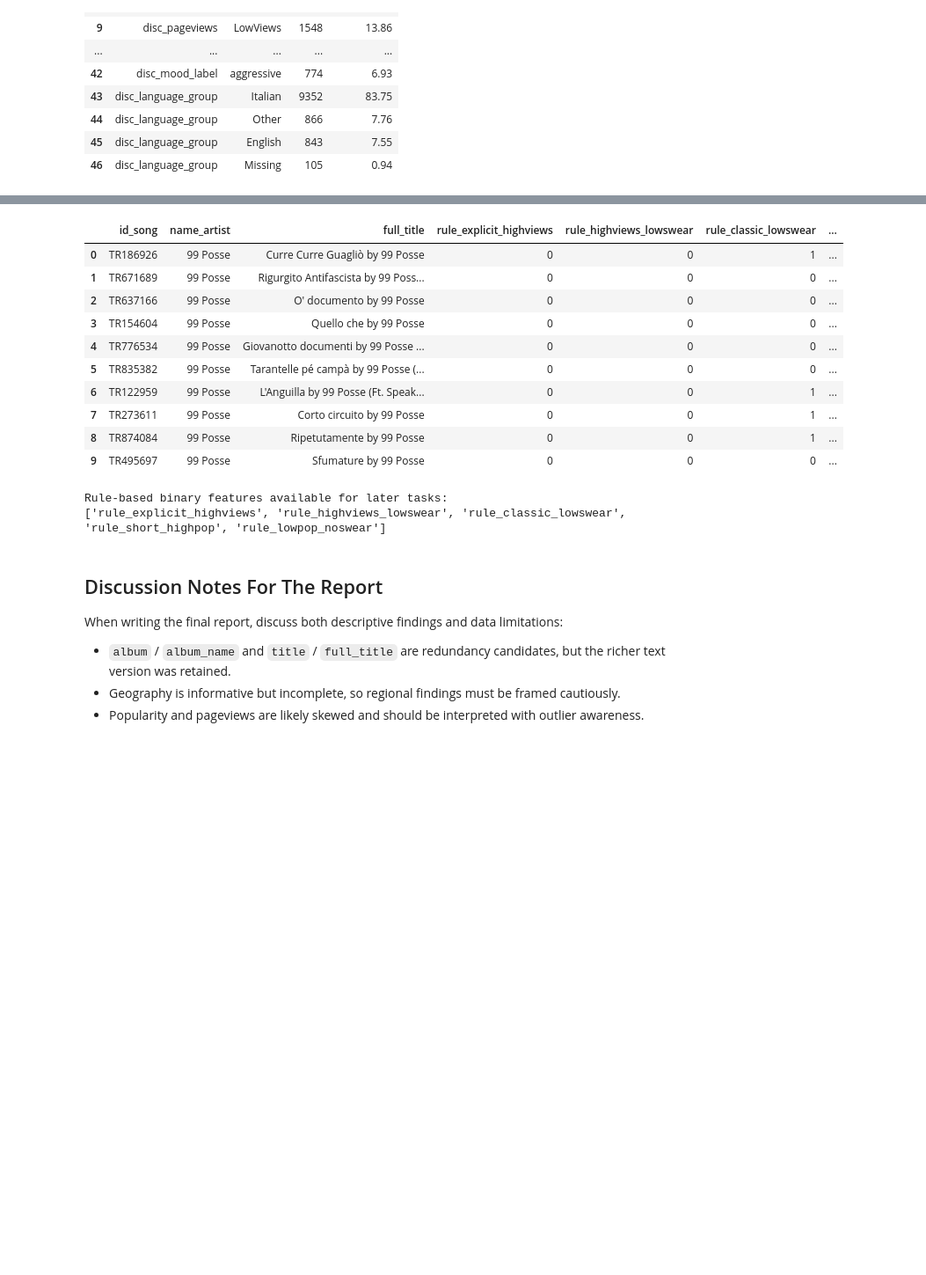
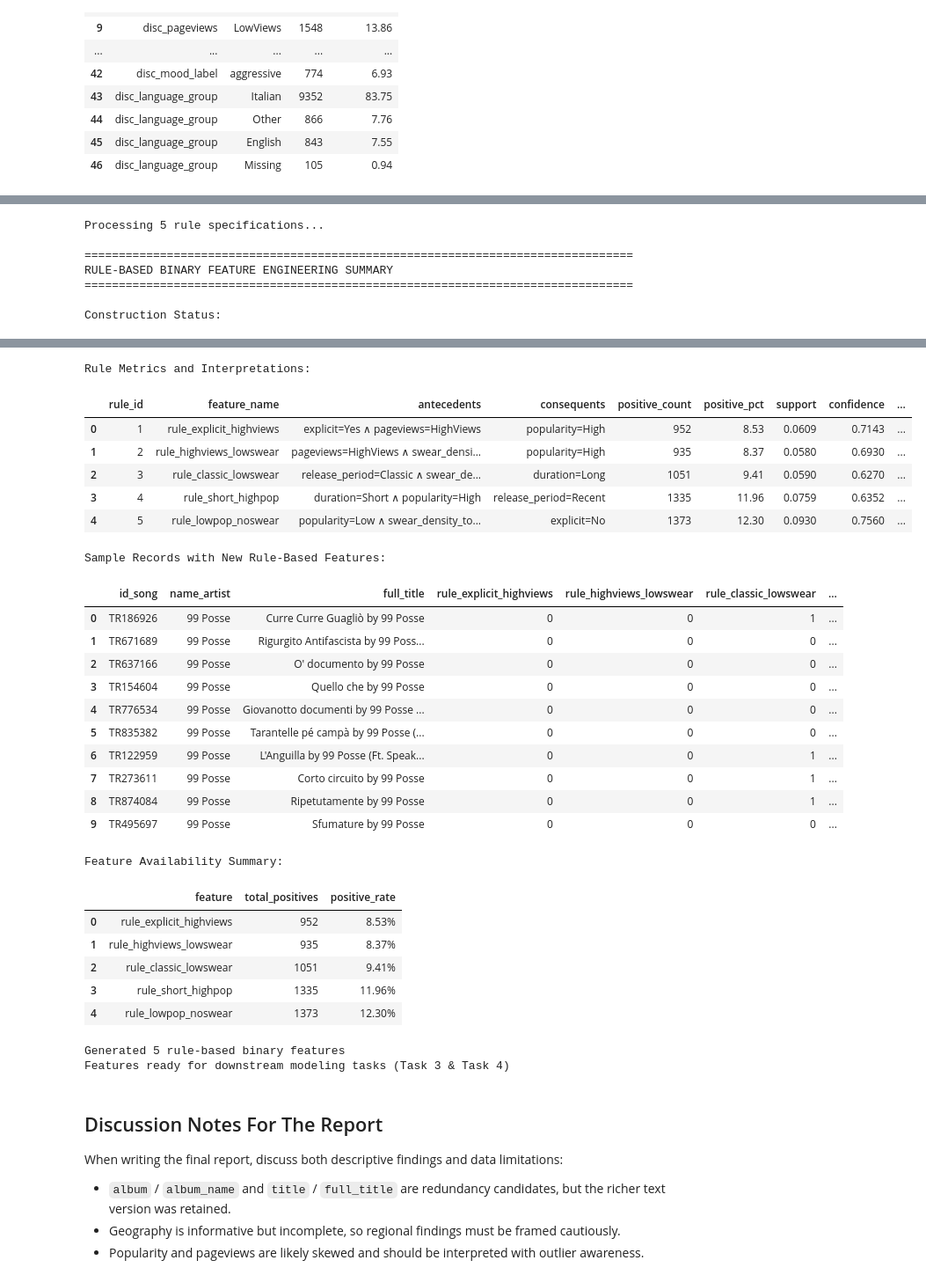
Before and after one commit to simonegrandinetti/ML_first_project, a Jupyter notebook: main_project.ipynb, the cells around one changed output, grey strips where cells are left out. Shown at 88% size. Cells and saved outputs as stored; diff of their text form; code cells hidden in the pictures; blank space fills up the shorter version.

Commit message:
advances on task 2

```diff
--- a/main_project.ipynb
+++ b/main_project.ipynb
@@ -2452,6 +2012,8 @@ n_rows = int(np.ceil(len(plot_columns) / n_cols))
 fig, axes = plt.subplots(n_rows, n_cols, figsize=(20, 4.8 * n_rows))
 axes = np.array(axes).reshape(-1)
 
+colors = sns.color_palette("Set2", n_colors=len(plot_columns))
+missing_color = "#d62728"  # Red for missing values
 for i, col in enumerate(plot_columns):
     ax = axes[i]
     counts = (
@@ -2465,6 +2027,7 @@ for i, col in enumerate(plot_columns):
         x=counts.index.astype(str),
         y=counts.values,
         ax=ax,
+        palette=[missing_color if val == "Missing" else colors[i] for i, val in enumerate(counts.index)]
     )
     ax.set_title(col.replace("disc_", ""))
     ax.set_xlabel("")
@@ -2787,7 +2273,7 @@ display(rules_for_display.head(30))
 
 def find_rule_metrics(rules: pd.DataFrame, antecedents: list, consequents: list) -> dict:
     """
-    Retrieve association rule metrics for a specific antecedent → consequent pair.
+    Retrieve association rule metrics for a specific antecedent -> consequent pair.
 
     This function searches the association rules table for an exact match of the given
     antecedent and consequent itemsets, and returns their support, confidence, and lift metrics.
@@ -2855,31 +2341,31 @@ selected_rule_specs = [
         "feature_name": "rule_explicit_highviews",
         "antecedents": ["explicit=Yes", "pageviews=HighViews"],
         "consequents": ["popularity=High"],
-        "interpretation": "Explicit songs with very high pageviews → high popularity.",
+        "interpretation": "Explicit songs with very high pageviews -> high popularity.",
     },
     {
         "feature_name": "rule_highviews_lowswear",
         "antecedents": ["pageviews=HighViews", "swear_density_total=LowSwear"],
         "consequents": ["popularity=High"],
-        "interpretation": "High-view tracks with low profanity density → high popularity.",
+        "interpretation": "High-view tracks with low profanity density -> high popularity.",
     },
     {
         "feature_name": "rule_classic_lowswear",
         "antecedents": ["release_period=Classic", "swear_density_total=LowSwear"],
         "consequents": ["duration=Long"],
-        "interpretation": "Classic tracks with low profanity → long duration.",
+        "interpretation": "Classic tracks with low profanity -> long duration.",
     },
     {
         "feature_name": "rule_short_highpop",
         "antecedents": ["duration=Short", "popularity=High"],
         "consequents": ["release_period=Recent"],
-        "interpretation": "Short, high-popularity tracks → released recently.",
+        "interpretation": "Short, high-popularity tracks -> released recently.",
     },
     {
         "feature_name": "rule_lowpop_noswear",
         "antecedents": ["popularity=Low", "swear_density_total=NoSwear"],
         "consequents": ["explicit=No"],
-        "interpretation": "Low-popularity tracks without profanity → non-explicit.",
+        "interpretation": "Low-popularity tracks without profanity -> non-explicit.",
     },
 ]
 
@@ -2984,12 +2470,19 @@ print("Feature Availability Summary:")
 summary_stats = pd.DataFrame({
     "feature": apriori_rule_feature_columns,
     "total_positives": [int(df[feat].sum()) for feat in apriori_rule_feature_columns],
-    "positive_rate": [f"{100*df[feat].mean():.2f}%" for feat in apriori_rule_feature_columns],
+    "positive_rate": [f"{100 * df[feat].mean():.2f}%" for feat in apriori_rule_feature_columns],
 })
 display(summary_stats)
 print()
 
-print(f"✓ Generated {len(apriori_rule_feature_columns)} rule-based binary features")
-print(f"✓ Features ready for downstream modeling tasks (Task 3 & Task 4)")
+print(f"Generated {len(apriori_rule_feature_columns)} rule-based binary features")
+print("Features ready for downstream modeling tasks (Task 3 & Task 4)")
 print()
 # %% [output]
+Processing 5 rule specifications...
+
+================================================================================
+RULE-BASED BINARY FEATURE ENGINEERING SUMMARY
+================================================================================
+
+Construction Status:
@@ -3002,16 +2495,31 @@ print()
+Rule Metrics and Interpretations:
-|  | id_song | name_artist | full_title | rule_explicit_highviews | rule_highviews_lowswear | rule_classic_lowswear | ... |
-| 0 | TR186926 | 99 Posse | Curre Curre Guagliò by 99 Posse | 0 | 0 | 1 | ... |
-| 1 | TR671689 | 99 Posse | Rigurgito Antifascista by 99 Poss... | 0 | 0 | 0 | ... |
-| 2 | TR637166 | 99 Posse | O' documento by 99 Posse | 0 | 0 | 0 | ... |
-| 3 | TR154604 | 99 Posse | Quello che by 99 Posse | 0 | 0 | 0 | ... |
-| 4 | TR776534 | 99 Posse | Giovanotto documenti by 99 Posse ... | 0 | 0 | 0 | ... |
-| 5 | TR835382 | 99 Posse | Tarantelle pé campà by 99 Posse (... | 0 | 0 | 0 | ... |
-| 6 | TR122959 | 99 Posse | L'Anguilla by 99 Posse (Ft. Speak... | 0 | 0 | 1 | ... |
-| 7 | TR273611 | 99 Posse | Corto circuito by 99 Posse | 0 | 0 | 1 | ... |
-| 8 | TR874084 | 99 Posse | Ripetutamente by 99 Posse | 0 | 0 | 1 | ... |
-| 9 | TR495697 | 99 Posse | Sfumature by 99 Posse | 0 | 0 | 0 | ... |
+|  | rule_id | feature_name | antecedents | consequents | positive_count | positive_pct | support | confidence | ... |
+| 0 | 1 | rule_explicit_highviews | explicit=Yes ∧ pageviews=HighViews | popularity=High | 952 | 8.53 | 0.0609 | 0.7143 | ... |
+| 1 | 2 | rule_highviews_lowswear | pageviews=HighViews ∧ swear_densi... | popularity=High | 935 | 8.37 | 0.0580 | 0.6930 | ... |
+| 2 | 3 | rule_classic_lowswear | release_period=Classic ∧ swear_de... | duration=Long | 1051 | 9.41 | 0.0590 | 0.6270 | ... |
+| 3 | 4 | rule_short_highpop | duration=Short ∧ popularity=High | release_period=Recent | 1335 | 11.96 | 0.0759 | 0.6352 | ... |
+| 4 | 5 | rule_lowpop_noswear | popularity=Low ∧ swear_density_to... | explicit=No | 1373 | 12.30 | 0.0930 | 0.7560 | ... |
-Rule-based binary features available for later tasks:
-['rule_explicit_highviews', 'rule_highviews_lowswear', 'rule_classic_lowswear', 'rule_short_highpop', 'rule_lowpop_noswear']
+Sample Records with New Rule-Based Features:
+|  | id_song | name_artist | full_title | rule_explicit_highviews | rule_highviews_lowswear | rule_classic_lowswear | ... |
+| 0 | TR186926 | 99 Posse | Curre Curre Guagliò by 99 Posse | 0 | 0 | 1 | ... |
+| 1 | TR671689 | 99 Posse | Rigurgito Antifascista by 99 Poss... | 0 | 0 | 0 | ... |
+| 2 | TR637166 | 99 Posse | O' documento by 99 Posse | 0 | 0 | 0 | ... |
+| 3 | TR154604 | 99 Posse | Quello che by 99 Posse | 0 | 0 | 0 | ... |
+| 4 | TR776534 | 99 Posse | Giovanotto documenti by 99 Posse ... | 0 | 0 | 0 | ... |
+| 5 | TR835382 | 99 Posse | Tarantelle pé campà by 99 Posse (... | 0 | 0 | 0 | ... |
+| 6 | TR122959 | 99 Posse | L'Anguilla by 99 Posse (Ft. Speak... | 0 | 0 | 1 | ... |
+| 7 | TR273611 | 99 Posse | Corto circuito by 99 Posse | 0 | 0 | 1 | ... |
+| 8 | TR874084 | 99 Posse | Ripetutamente by 99 Posse | 0 | 0 | 1 | ... |
+| 9 | TR495697 | 99 Posse | Sfumature by 99 Posse | 0 | 0 | 0 | ... |
+Feature Availability Summary:
+|  | feature | total_positives | positive_rate |
+| 0 | rule_explicit_highviews | 952 | 8.53% |
+| 1 | rule_highviews_lowswear | 935 | 8.37% |
+| 2 | rule_classic_lowswear | 1051 | 9.41% |
+| 3 | rule_short_highpop | 1335 | 11.96% |
+| 4 | rule_lowpop_noswear | 1373 | 12.30% |
+Generated 5 rule-based binary features
+Features ready for downstream modeling tasks (Task 3 & Task 4)
 # %% [markdown]
 ## Discussion Notes For The Report
 
```
Also changed, not shown: parts of 13 cells of this notebook, 2 other files.
